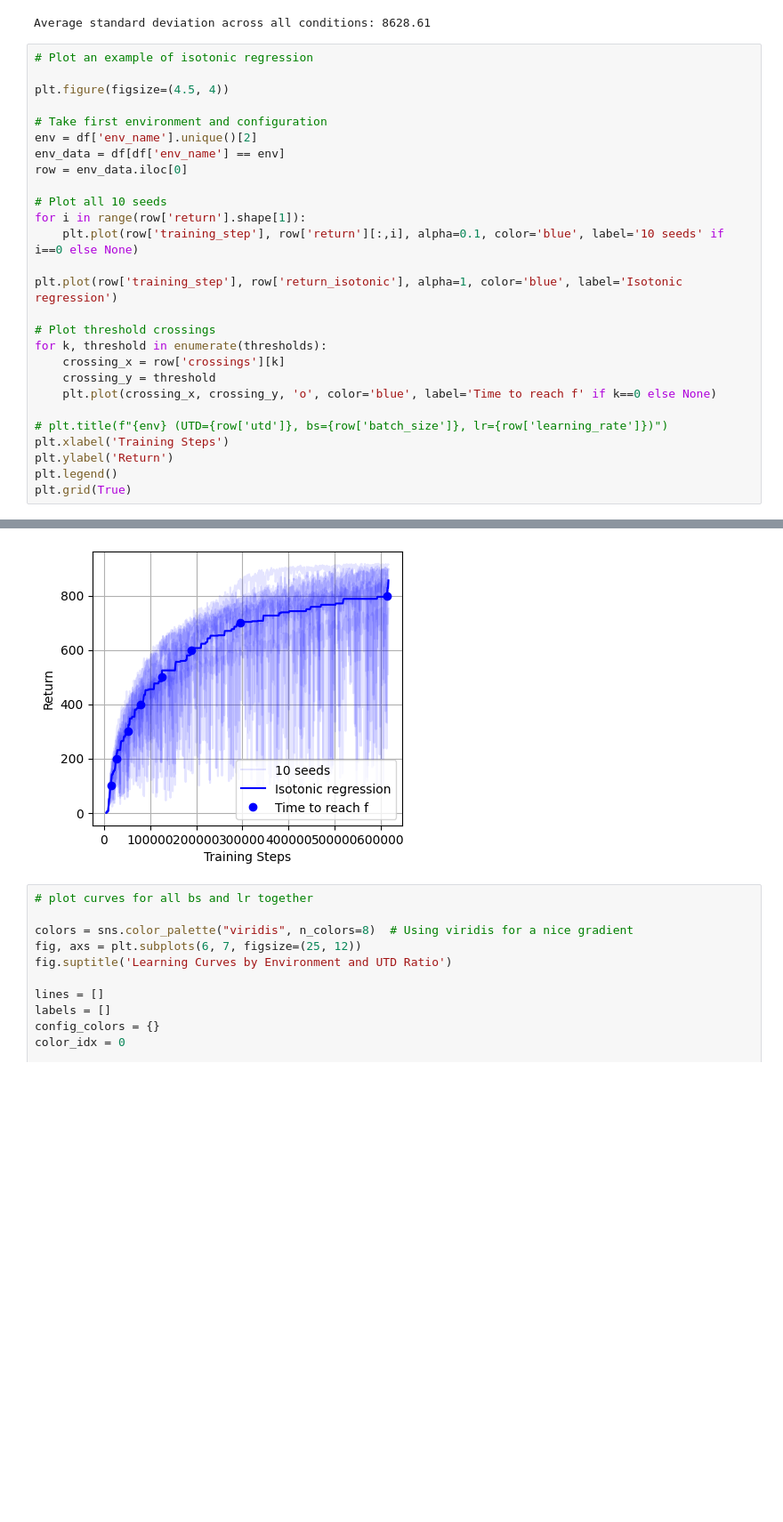
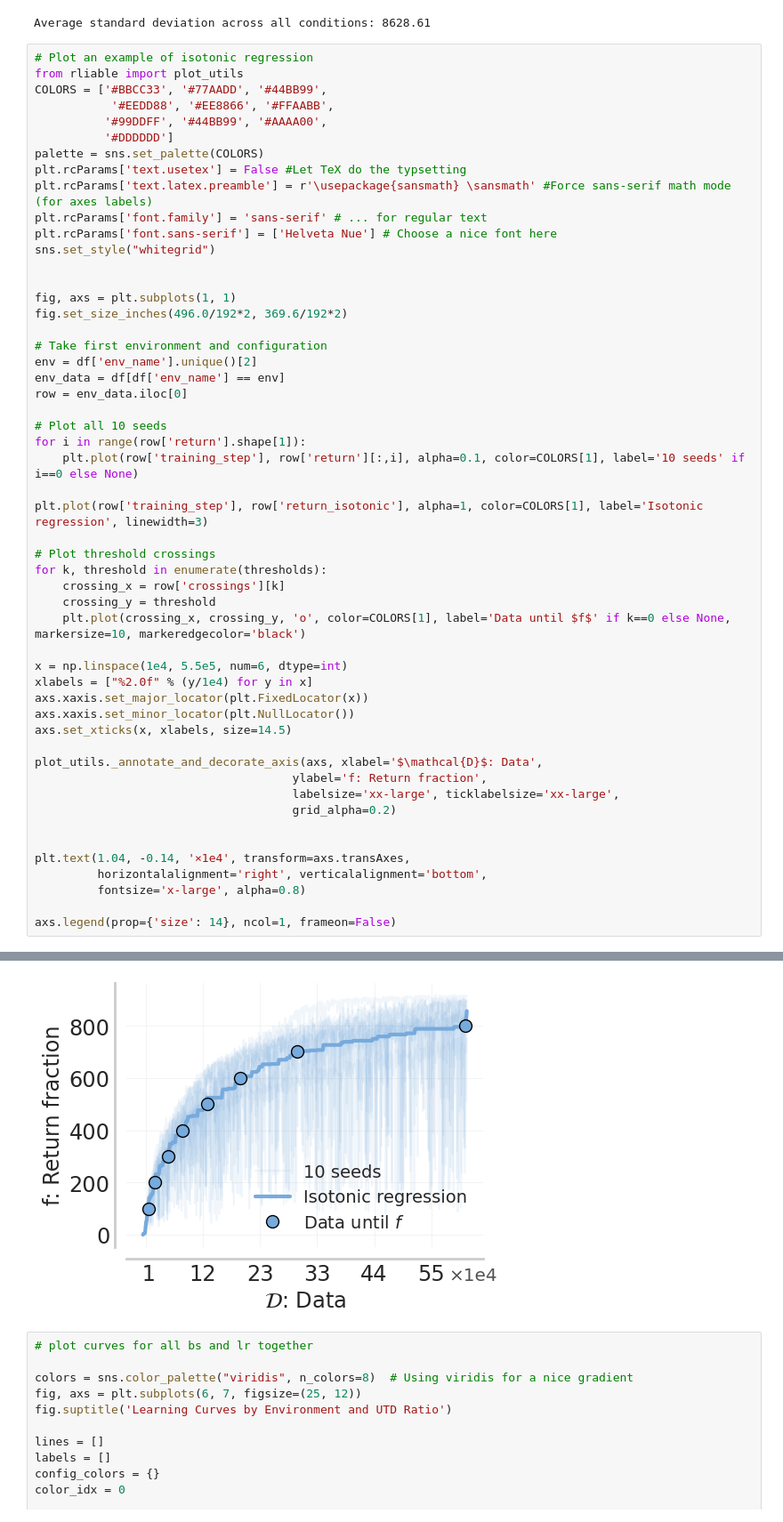
Before and after one commit to orybkin/taskmaster, a Jupyter notebook: isaacgymenvs/qscaled/dmc_data5_fits.ipynb, the cells around one changed output, grey strips where cells are left out. Shown at 89% size. Drawn from its saved outputs; the diff is of its cells as text; blank space fills up the shorter version.

```diff
--- a/isaacgymenvs/qscaled/dmc_data5_fits.ipynb
+++ b/isaacgymenvs/qscaled/dmc_data5_fits.ipynb
@@ -197,8 +197,21 @@ print(f"Average standard deviation across all conditions: {mean_std:.2f}")
 Average standard deviation across all conditions: 8628.61
 # %%
 # Plot an example of isotonic regression
+from rliable import plot_utils
+COLORS = ['#BBCC33', '#77AADD', '#44BB99',
+           '#EEDD88', '#EE8866', '#FFAABB',
+          '#99DDFF', '#44BB99', '#AAAA00',
+          '#DDDDDD']
+palette = sns.set_palette(COLORS)
+plt.rcParams['text.usetex'] = False #Let TeX do the typsetting
+plt.rcParams['text.latex.preamble'] = r'\usepackage{sansmath} \sansmath' #Force sans-serif math mode (for axes labels)
+plt.rcParams['font.family'] = 'sans-serif' # ... for regular text
+plt.rcParams['font.sans-serif'] = ['Helveta Nue'] # Choose a nice font here
+sns.set_style("whitegrid")
 
-plt.figure(figsize=(4.5, 4))
+
+fig, axs = plt.subplots(1, 1)
+fig.set_size_inches(496.0/192*2, 369.6/192*2)
 
 # Take first environment and configuration
 env = df['env_name'].unique()[2]
@@ -207,19 +220,31 @@ row = env_data.iloc[0]
 
 # Plot all 10 seeds
 for i in range(row['return'].shape[1]):
-    plt.plot(row['training_step'], row['return'][:,i], alpha=0.1, color='blue', label='10 seeds' if i==0 else None)
+    plt.plot(row['training_step'], row['return'][:,i], alpha=0.1, color=COLORS[1], label='10 seeds' if i==0 else None)
 
-plt.plot(row['training_step'], row['return_isotonic'], alpha=1, color='blue', label='Isotonic regression')
+plt.plot(row['training_step'], row['return_isotonic'], alpha=1, color=COLORS[1], label='Isotonic regression', linewidth=3)
 
 # Plot threshold crossings
 for k, threshold in enumerate(thresholds):
     crossing_x = row['crossings'][k]
     crossing_y = threshold
-    plt.plot(crossing_x, crossing_y, 'o', color='blue', label='Time to reach f' if k==0 else None)
+    plt.plot(crossing_x, crossing_y, 'o', color=COLORS[1], label='Data until $f$' if k==0 else None, markersize=10, markeredgecolor='black')
 
-# plt.title(f"{env} (UTD={row['utd']}, bs={row['batch_size']}, lr={row['learning_rate']})")
-plt.xlabel('Training Steps')
-plt.ylabel('Return')
-plt.legend()
-plt.grid(True)
+x = np.linspace(1e4, 5.5e5, num=6, dtype=int)
+xlabels = ["%2.0f" % (y/1e4) for y in x]
+axs.xaxis.set_major_locator(plt.FixedLocator(x))
+axs.xaxis.set_minor_locator(plt.NullLocator())
+axs.set_xticks(x, xlabels, size=14.5)
+
+plot_utils._annotate_and_decorate_axis(axs, xlabel='$\mathcal{D}$: Data',
+                                     ylabel='f: Return fraction',
+                                     labelsize='xx-large', ticklabelsize='xx-large',
+                                     grid_alpha=0.2)
+
+
+plt.text(1.04, -0.14, '×1e4', transform=axs.transAxes,
+         horizontalalignment='right', verticalalignment='bottom',
+         fontsize='x-large', alpha=0.8)
+
+axs.legend(prop={'size': 14}, ncol=1, frameon=False)
 # %% [output]
@@ -226,4 +252,4 @@ plt.grid(True)
-[figure, old version]
+[figure, new version]
 # %%
 # plot curves for all bs and lr together
 
```
Also changed, not shown: parts of 1 cell of this notebook, 6 other files.
